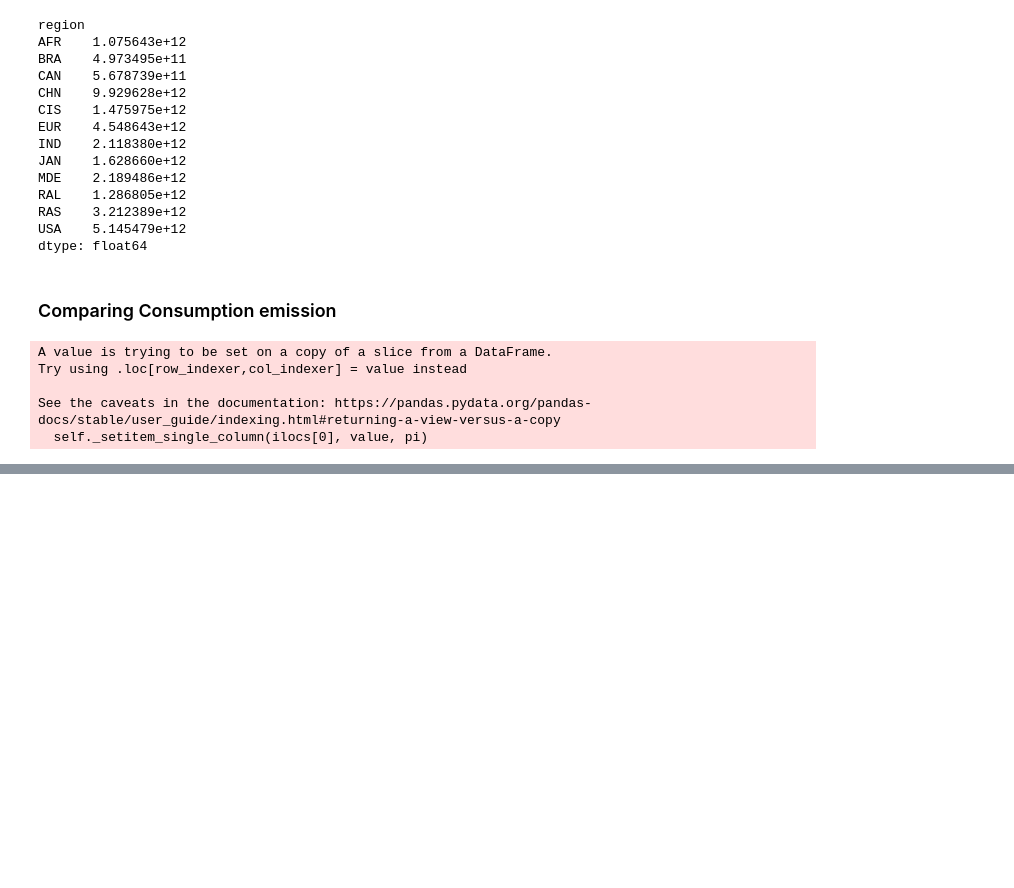
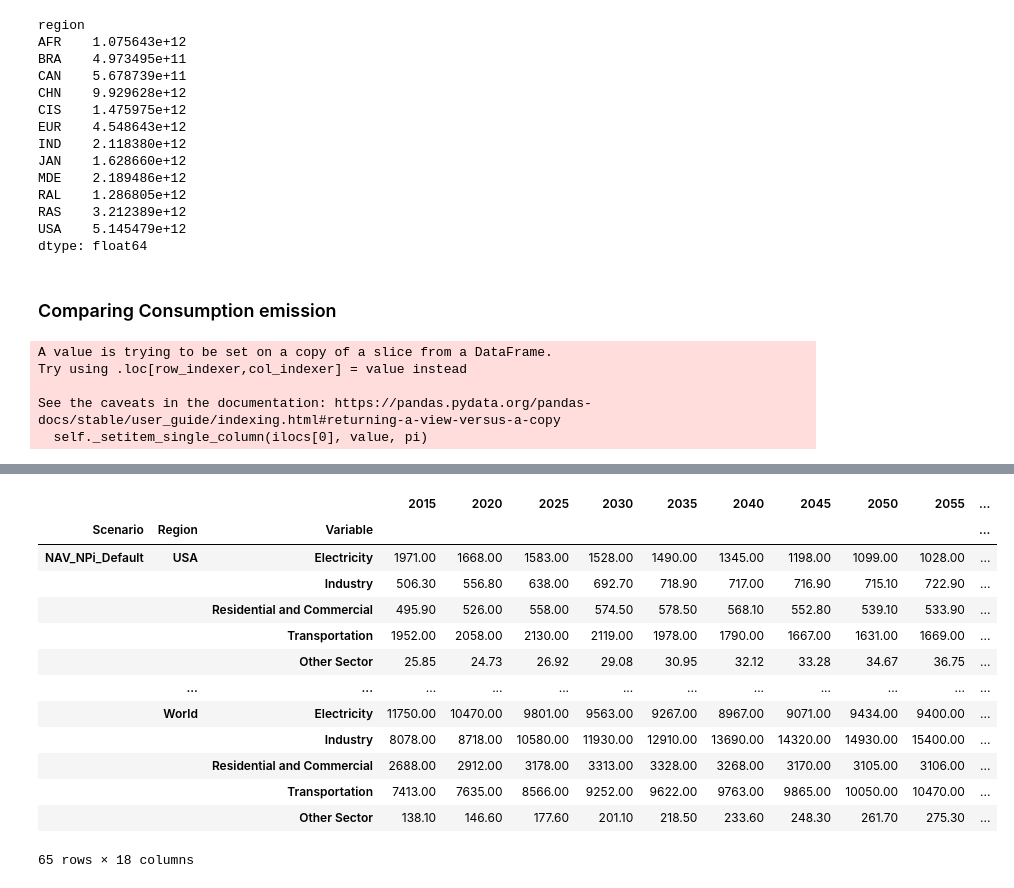
Before and after one commit to Maestrofinn/MatMat-Trade, a Jupyter notebook: IMACLIM_explo.ipynb, the cells around one changed output, grey strips where cells are left out. Drawn from its saved outputs; the diff is of its cells as text; code cells hidden in the pictures; blank space fills up the shorter version.

```diff
--- a/IMACLIM_explo.ipynb
+++ b/IMACLIM_explo.ipynb
@@ -316,0 +337,26 @@ comparison
+# %%
+imaclim_2=pd.read_excel("../Data/IMACLIM/IMACLIM2.0/IMACLIM_navigate_outputs_NAV_NPi_Default.xlsx",sheet_name="data",index_col=[1,2,3]).drop(columns=["Unit","Model"])
+# %%
+emissions=imaclim_2.loc[pd.Series(imaclim_2.index.get_level_values("Variable"),index=imaclim_2.index).apply(lambda x : "Emissions" in x)].dropna(axis=0)
+emissions.reset_index(inplace=True)
+# %%
+emissions.loc[:,"Variable"]=emissions.loc[:,"Variable"].apply(lambda x : x.split('|')[-1])
+emissions=emissions.loc[emissions.loc[:,"Variable"].isin(["Electricity","Transportation","Industry","Residential and Commercial","Other Sector"])]
+emissions.set_index(["Scenario","Region","Variable"],inplace=True)
+# %%
+emissions
+# %% [output]
+|  |  |  | 2015 | 2020 | 2025 | 2030 | 2035 | 2040 | 2045 | 2050 | 2055 | ... |
+| Scenario | Region | Variable |  |  |  |  |  |  |  |  |  | ... |
+| NAV_NPi_Default | USA | Electricity | 1971.00 | 1668.00 | 1583.00 | 1528.00 | 1490.00 | 1345.00 | 1198.00 | 1099.00 | 1028.00 | ... |
+|  |  | Industry | 506.30 | 556.80 | 638.00 | 692.70 | 718.90 | 717.00 | 716.90 | 715.10 | 722.90 | ... |
+|  |  | Residential and Commercial | 495.90 | 526.00 | 558.00 | 574.50 | 578.50 | 568.10 | 552.80 | 539.10 | 533.90 | ... |
+|  |  | Transportation | 1952.00 | 2058.00 | 2130.00 | 2119.00 | 1978.00 | 1790.00 | 1667.00 | 1631.00 | 1669.00 | ... |
+|  |  | Other Sector | 25.85 | 24.73 | 26.92 | 29.08 | 30.95 | 32.12 | 33.28 | 34.67 | 36.75 | ... |
+|  | ... | ... | ... | ... | ... | ... | ... | ... | ... | ... | ... | ... |
+|  | World | Electricity | 11750.00 | 10470.00 | 9801.00 | 9563.00 | 9267.00 | 8967.00 | 9071.00 | 9434.00 | 9400.00 | ... |
+|  |  | Industry | 8078.00 | 8718.00 | 10580.00 | 11930.00 | 12910.00 | 13690.00 | 14320.00 | 14930.00 | 15400.00 | ... |
+|  |  | Residential and Commercial | 2688.00 | 2912.00 | 3178.00 | 3313.00 | 3328.00 | 3268.00 | 3170.00 | 3105.00 | 3106.00 | ... |
+|  |  | Transportation | 7413.00 | 7635.00 | 8566.00 | 9252.00 | 9622.00 | 9763.00 | 9865.00 | 10050.00 | 10470.00 | ... |
+|  |  | Other Sector | 138.10 | 146.60 | 177.60 | 201.10 | 218.50 | 233.60 | 248.30 | 261.70 | 275.30 | ... |
+65 rows × 18 columns
```
Also changed, not shown: parts of 23 cells of this notebook, 1 other file.
